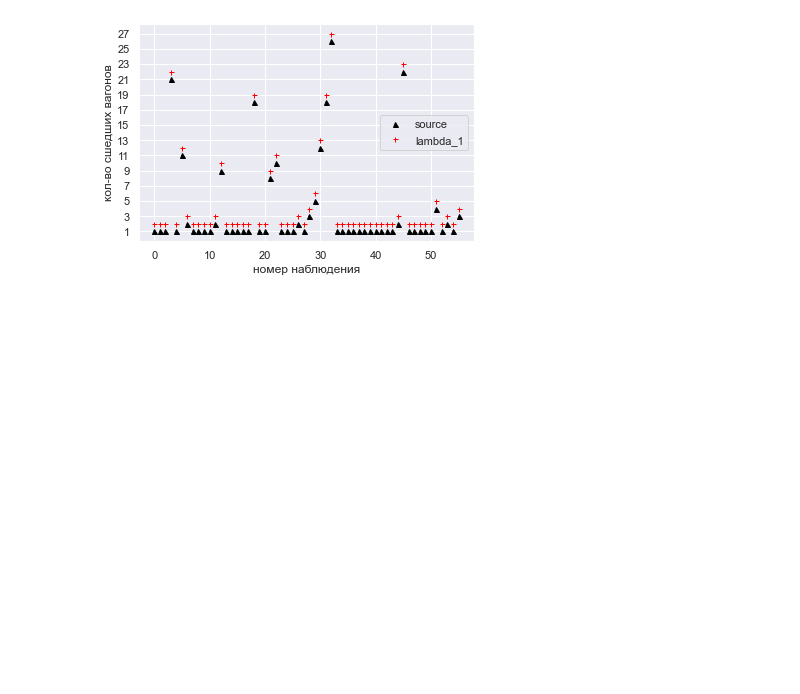
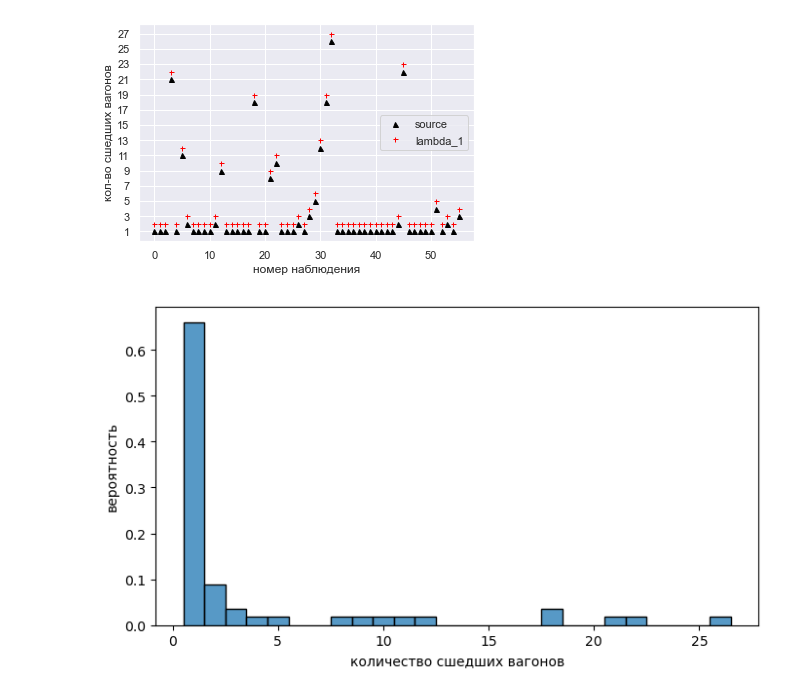
Before and after one commit to KorolevEgor/bachelor-diploma, a Jupyter notebook: src/code/data_exploration.ipynb, the cells around one changed output. Drawn from its saved outputs; the diff is of its cells as text; code cells hidden in the pictures; blank space fills up the shorter version.

```diff
--- a/src/code/data_exploration.ipynb
+++ b/src/code/data_exploration.ipynb
@@ -116,3 +121,19 @@ for i in range(len(y)):
     x_sum += x[i]
 theta = (2*len(y) - xy) / x_sum
 print(theta)
+# %%
+plt.figure(figsize=(7, 4), dpi=100)
+sns.histplot(df['Количество сшедших вагонов'], discrete=True, stat='probability')
+# sns.kdeplot(df['Количество сшедших вагонов'], fill=True, bw_adjust=0.5, palette="crest",
+#             cumulative=False, clip=(1,50))
+plt.xlabel('количество сшедших вагонов')
+plt.ylabel('вероятность')
+
+#plt.minorticks_on()
+#plt.grid(which='major')
+#plt.grid(which='minor', linestyle=':')
+plt.tight_layout()
+
+plt.show()
+# %% [output]
+[figure, added]
```
Also changed, not shown: parts of 1 cell of this notebook, 11 other files.
